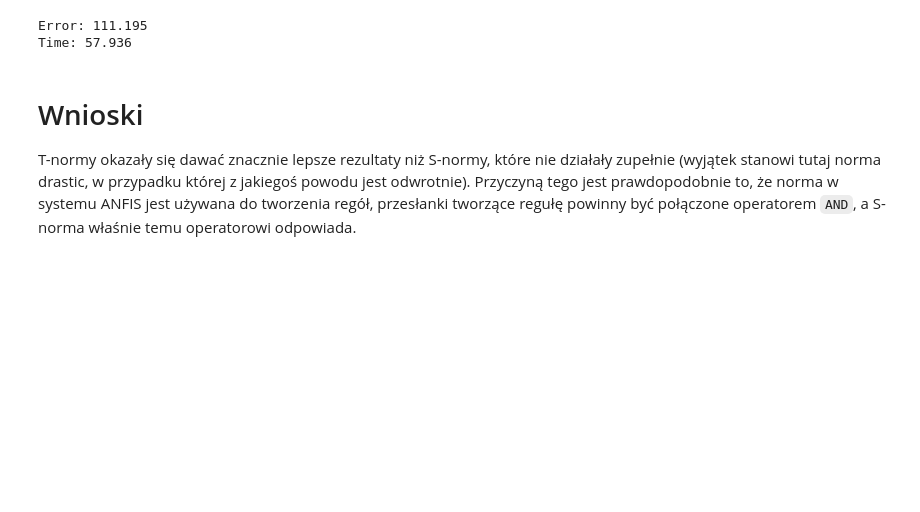
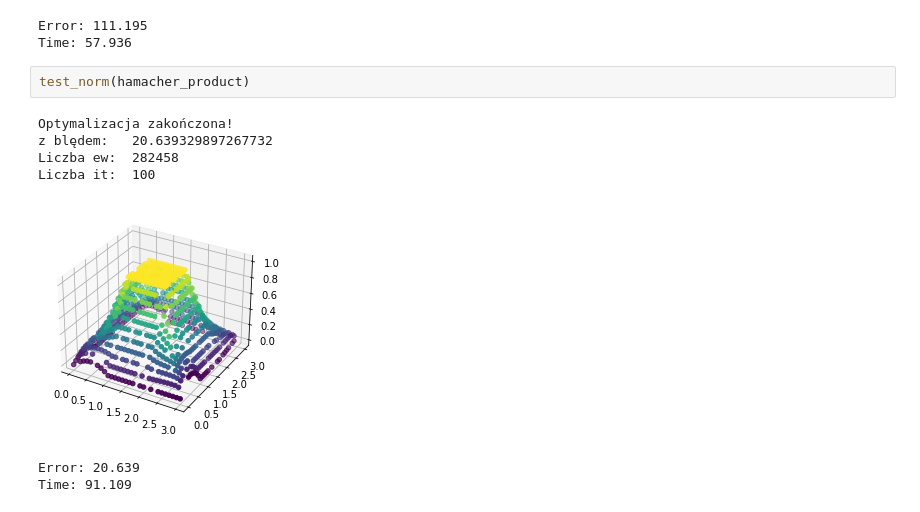
Before and after one commit to klima7/ANFIS, a Jupyter notebook: Laboratorium 2.ipynb, the cells around one changed output. Drawn from its saved outputs; the diff is of its cells as text; blank space fills up the shorter version.

Commit message:
Add extra norm and fix bug

```diff
--- a/Laboratorium 2.ipynb
+++ b/Laboratorium 2.ipynb
@@ -280,7 +284,13 @@ Liczba it:  100
 [figure]
 Error: 111.195
 Time: 57.936
-# %% [markdown]
-# Wnioski
-
-T-normy okazały się dawać znacznie lepsze rezultaty niż S-normy, które nie działały zupełnie (wyjątek stanowi tutaj norma drastic, w przypadku której z jakiegoś powodu jest odwrotnie). Przyczyną tego jest prawdopodobnie to, że norma w systemu ANFIS jest używana do tworzenia regół, przesłanki tworzące regułę powinny być połączone operatorem `AND`, a S-norma właśnie temu operatorowi odpowiada.
+# %%
+test_norm(hamacher_product)
+# %% [output]
+Optymalizacja zakończona!
+z blędem:   20.639329897267732
+Liczba ew:  282458
+Liczba it:  100
+[figure, added]
+Error: 20.639
+Time: 91.109
```
Also changed, not shown: parts of 3 cells of this notebook, 1 other file.
